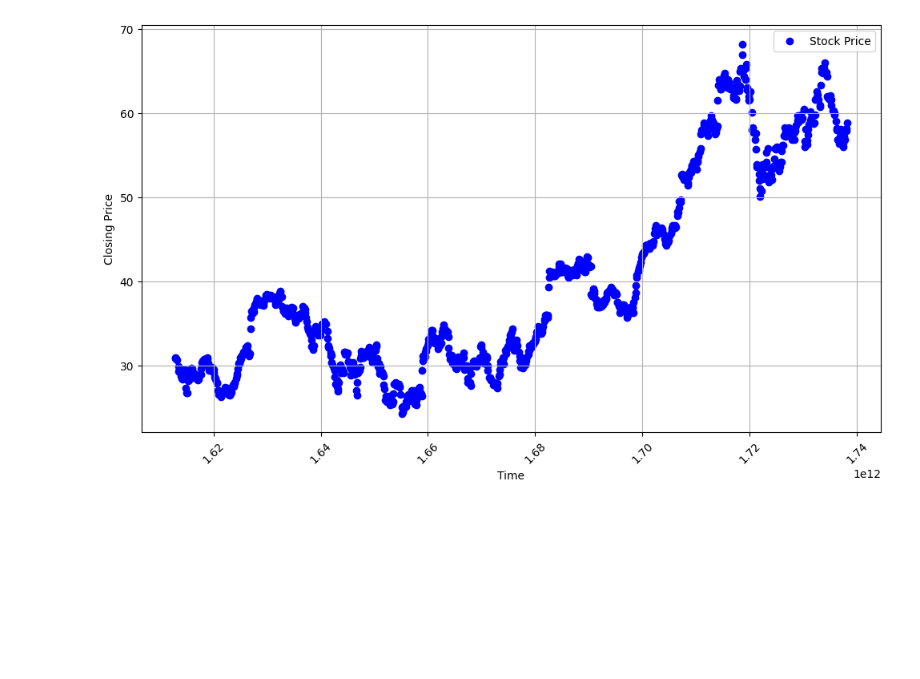
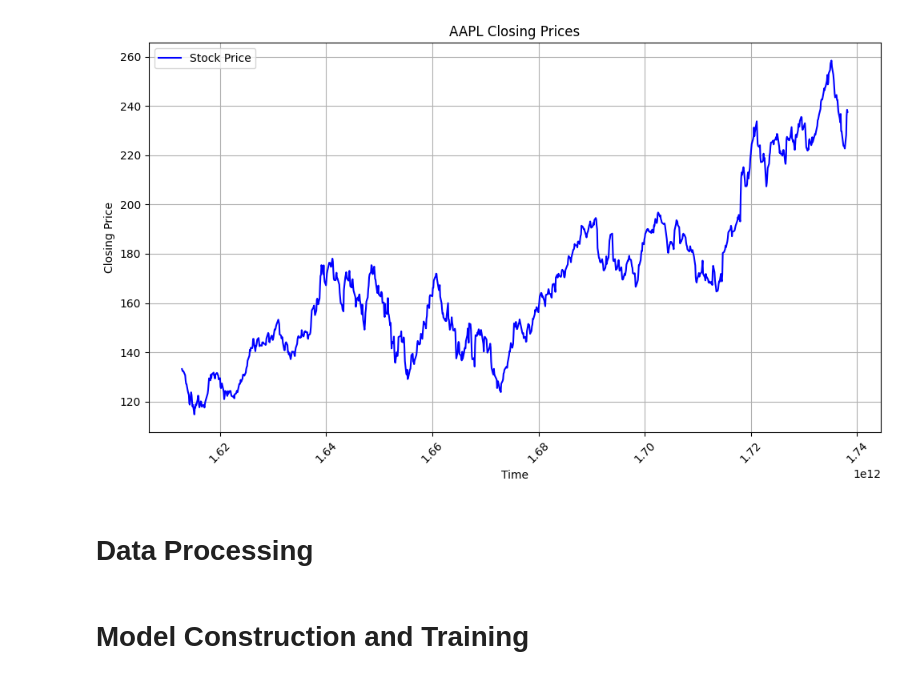
Before and after one commit to Justin-Pascua/PIC16B-Group-E, a Jupyter notebook: Regression_Model.ipynb, the cells around one changed output. Cells and saved outputs as stored; diff of their text form; code cells hidden in the pictures; blank space fills up the shorter version.

```diff
--- a/Regression_Model.ipynb
+++ b/Regression_Model.ipynb
@@ -17,7 +17,7 @@ import matplotlib.pyplot as plt
 
 from sklearn.metrics import mean_squared_error, mean_absolute_error
 # %%
-df = pd.read_csv('CMG_smooth_0.8.csv', index_col=0)
-df
+df = pd.read_csv('AAPL_smooth_0.8.csv', index_col=0)
+df.head()
 # %% [output]
 |  | Timestamp | Date | Close | Volume | Open | High | Low | Vwap | MACD Value | Signal | ... |
@@ -36,13 +29,16 @@ df
 # %%
 # Plotting the closing prices
 plt.figure(figsize=(10, 6))
-plt.scatter(df['Timestamp'], df['Close'], color = 'blue', label = 'Stock Price')
+plt.plot(df['Timestamp'], df['Close'], color = 'blue', label = 'Stock Price')
 plt.xlabel('Time')
 plt.ylabel('Closing Price')
 plt.xticks(rotation=45)
 plt.grid(True)
 plt.legend()
+plt.title('AAPL Closing Prices')
 plt.tight_layout()
 plt.show()
 # %% [output]
-[figure, old version]
+[figure, new version]
+# %% [markdown]
+# **Data Processing**
@@ -74,2 +80,4 @@ X_val, y_val = create_sequences(val, window_size)
+# %% [markdown]
+# **Model Construction and Training**
 # %%
 model = keras.Sequential([
```
Also changed, not shown: parts of 24 cells of this notebook.
